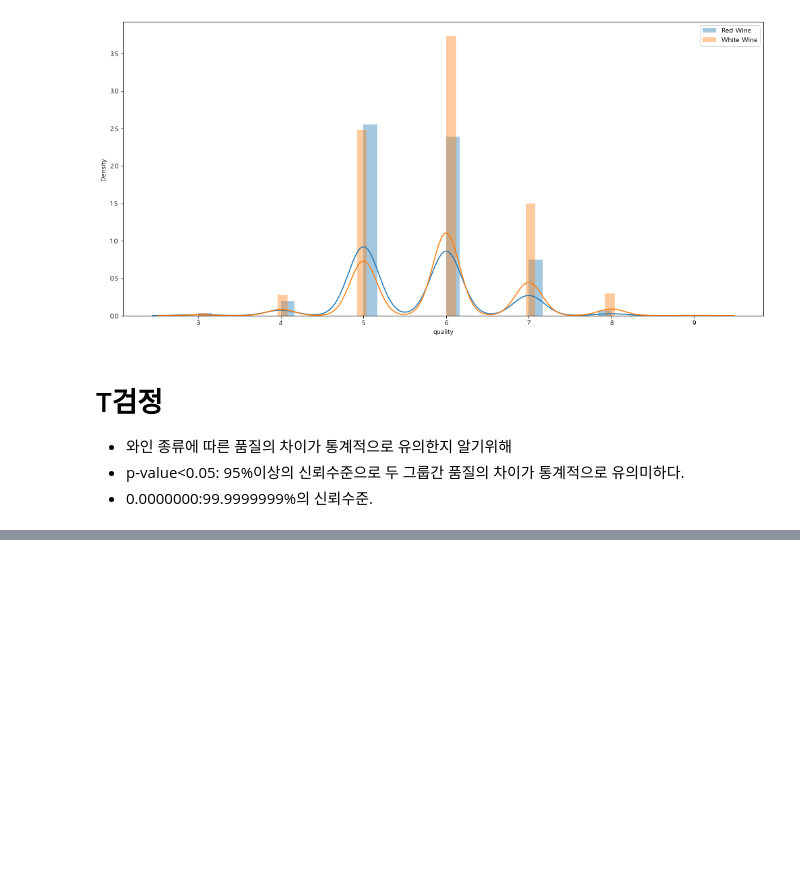
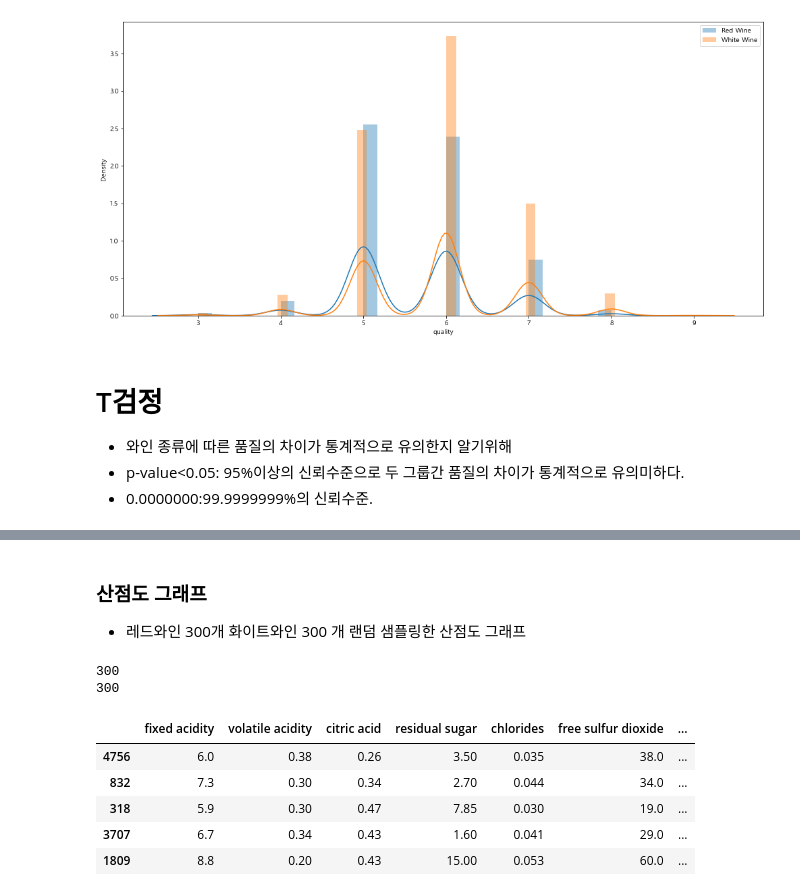
Before and after one commit to pillz9408/python, a Jupyter notebook: DataVisualize/seaborn_wine.ipynb, the cells around one changed output, grey strips where cells are left out. Saved outputs shown, nothing was run; the diff lists cells and outputs as text; code cells hidden in the pictures; blank space fills up the shorter version.

```diff
--- a/DataVisualize/seaborn_wine.ipynb
+++ b/DataVisualize/seaborn_wine.ipynb
@@ -183,0 +227,3 @@ import statsmodels as sm
+# %% [markdown]
+### 산점도 그래프
+ - 레드와인 300개 화이트와인 300 개 랜덤 샘플링한 산점도 그래프
@@ -183,0 +236,17 @@ import statsmodels as sm
+# %%
+# 랜덤 샘플링
+red_sample = sampling(red)
+white_sample = sampling(white)
+
+print(len(red_sample))
+print(len(white_sample))
+white_sample.head()
+# %% [output]
+300
+300
+|  | fixed acidity | volatile acidity | citric acid | residual sugar | chlorides | free sulfur dioxide | ... |
+| 4756 | 6.0 | 0.38 | 0.26 | 3.50 | 0.035 | 38.0 | ... |
+| 832 | 7.3 | 0.30 | 0.34 | 2.70 | 0.044 | 34.0 | ... |
+| 318 | 5.9 | 0.30 | 0.47 | 7.85 | 0.030 | 19.0 | ... |
+| 3707 | 6.7 | 0.34 | 0.43 | 1.60 | 0.041 | 29.0 | ... |
+| 1809 | 8.8 | 0.20 | 0.43 | 15.00 | 0.053 | 60.0 | ... |
```
Also changed, not shown: parts of 10 cells of this notebook.
